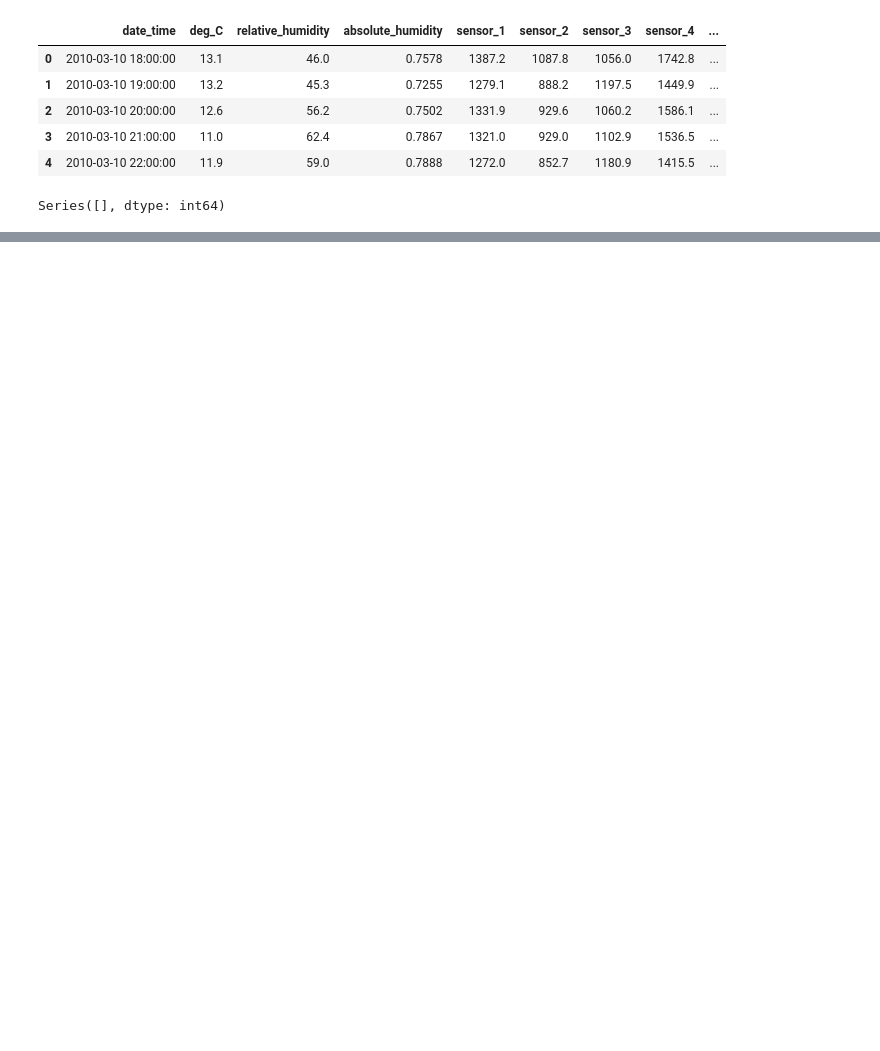
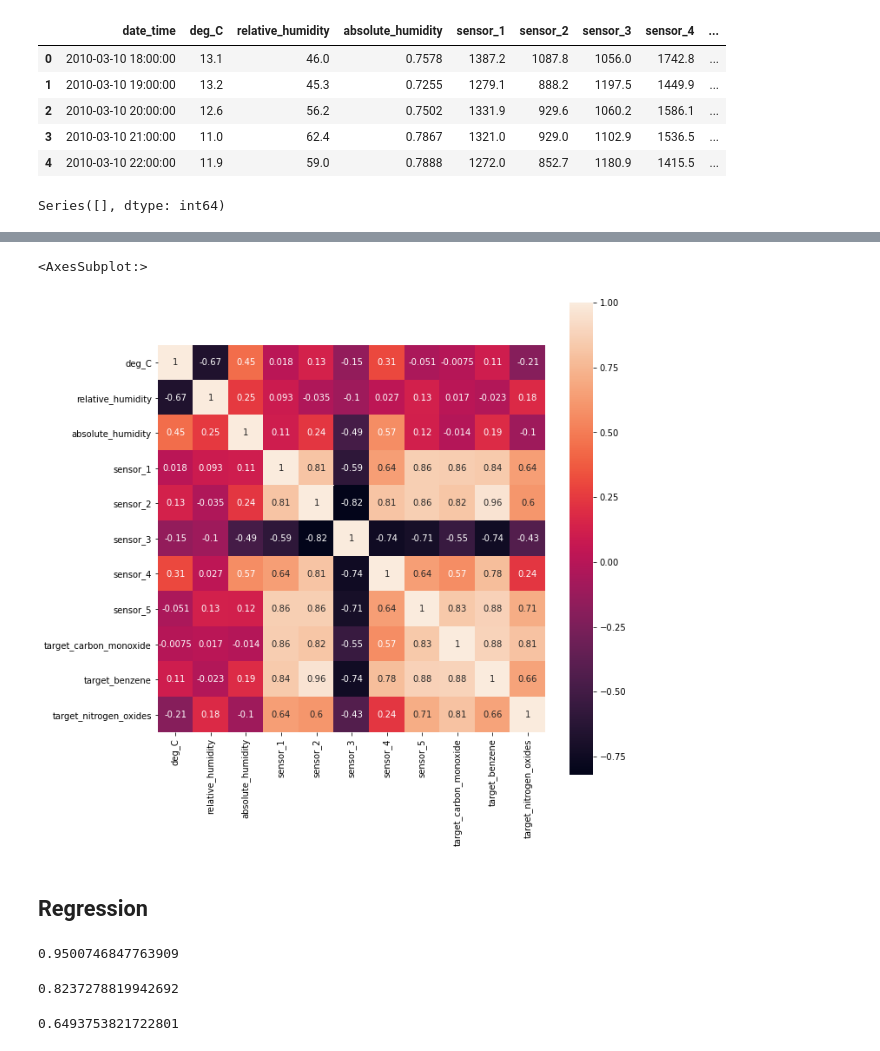
Before and after one commit to leejaeka/kaggle-playground-series, a Jupyter notebook: July-2021/notebook/exploration1.ipynb, the cells around one changed output, grey strips where cells are left out. Drawn from its saved outputs; the diff is of its cells as text; code cells hidden in the pictures; blank space fills up the shorter version.

```diff
--- a/July-2021/notebook/exploration1.ipynb
+++ b/July-2021/notebook/exploration1.ipynb
@@ -24,0 +50,6 @@ Series([], dtype: int64)
+# %%
+f, ax = plt.subplots(figsize=(10, 10))
+sns.heatmap(df.corr(), annot=True, square=True)
+# %% [output]
+<AxesSubplot:>
+[figure, added]
@@ -24,0 +58,17 @@ Series([], dtype: int64)
+# %% [markdown]
+## Regression
+# %%
+reg1 = LinearRegression().fit(sensors, df.target_benzene)
+reg1.score(sensors, df.target_benzene)
+# %% [output]
+0.9500746847763909
+# %%
+reg2 = LinearRegression().fit(sensors, df.target_carbon_monoxide)
+reg2.score(sensors, df.target_carbon_monoxide)
+# %% [output]
+0.8237278819942692
+# %%
+reg3 = LinearRegression().fit(sensors, df.target_nitrogen_oxides)
+reg3.score(sensors, df.target_nitrogen_oxides)
+# %% [output]
+0.6493753821722801
```
Also changed, not shown: parts of 17 cells of this notebook, 2 other files.
